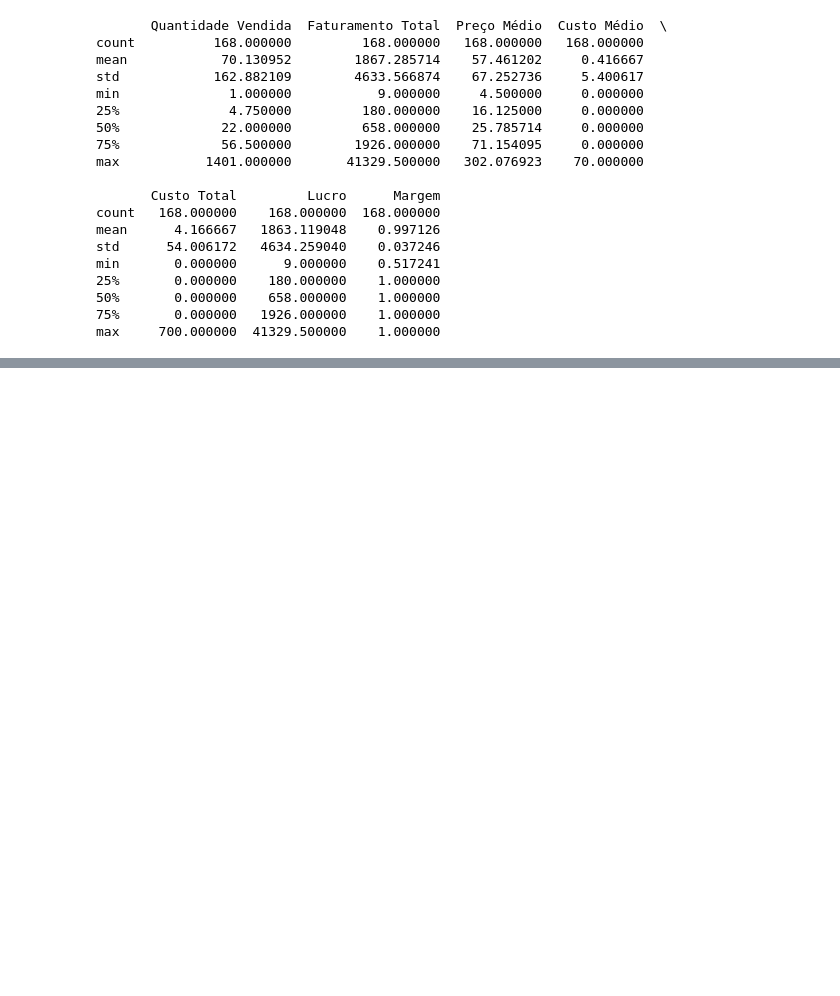
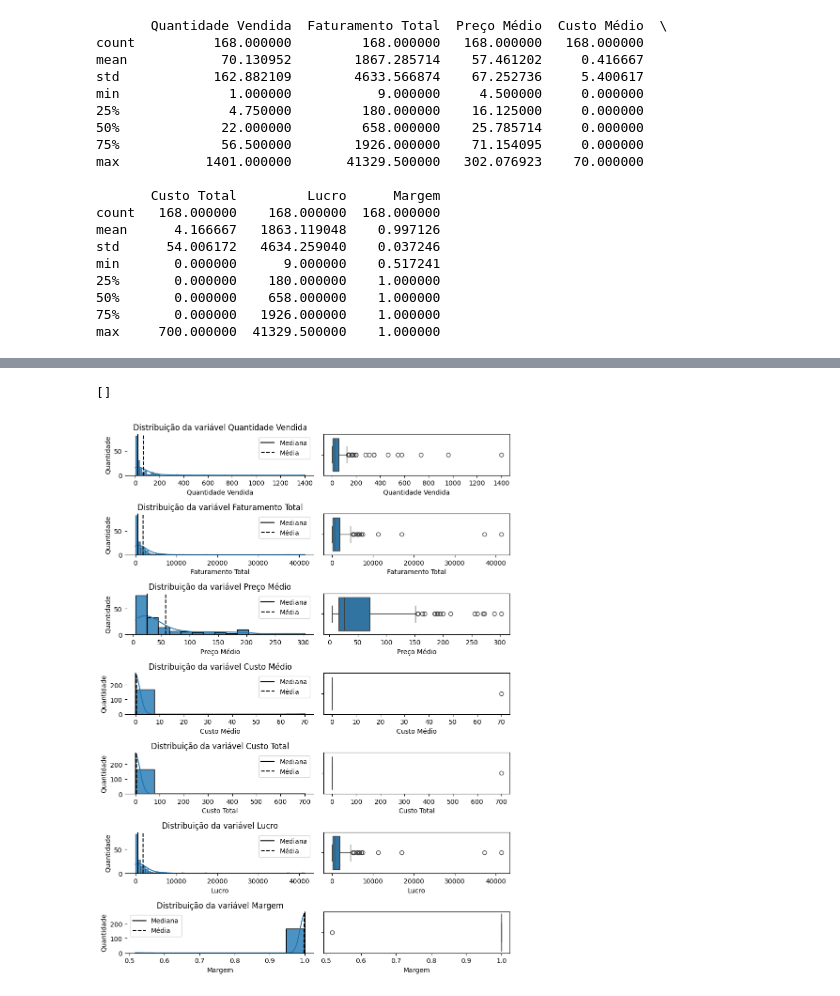
Before and after one commit to jjhonxpx/confeitaria_projeto01, a Jupyter notebook: EDA_Confeitaria.ipynb, the cells around one changed output, grey strips where cells are left out. Cells and saved outputs as stored; diff of their text form; code cells hidden in the pictures; blank space fills up the shorter version.

```diff
--- a/EDA_Confeitaria.ipynb
+++ b/EDA_Confeitaria.ipynb
@@ -122,0 +210,24 @@ max     700.000000  41329.500000    1.000000
+# %%
+# @title Variáveis quantitativas
+variaveis_quantitativas = df_dict.query("tipo == 'quantitativa'").variavel.to_list()
+
+fig, axes = plt.subplots(figsize=(9, 12), ncols=2, nrows=7)
+
+for i, variavel in enumerate(variaveis_quantitativas):
+    ax = sns.histplot(data=df, x=variavel, ax=axes[i, 0], kde=True, alpha=.8)
+    ax.axvline(df[variavel].median(), color="black", label="Mediana")
+    ax.axvline(df[variavel].mean(), color="black", linestyle="--", label="Média")
+    ax.set(title=f"Distribuição da variável {variavel}", ylabel="Quantidade")
+    ax.legend()
+    ax.spines["bottom"].set_color("black")
+    ax.grid(False, axis="x")
+    for side in ["left", "top", "right"]:
+        ax.spines[side].set_visible(False)
+    ax = sns.boxplot(data=df, x=variavel, ax=axes[i, 1])
+
+
+plt.tight_layout()
+plt.plot()
+# %% [output]
+[]
+[figure, added]
```
Also changed, not shown: parts of 5 cells of this notebook.
